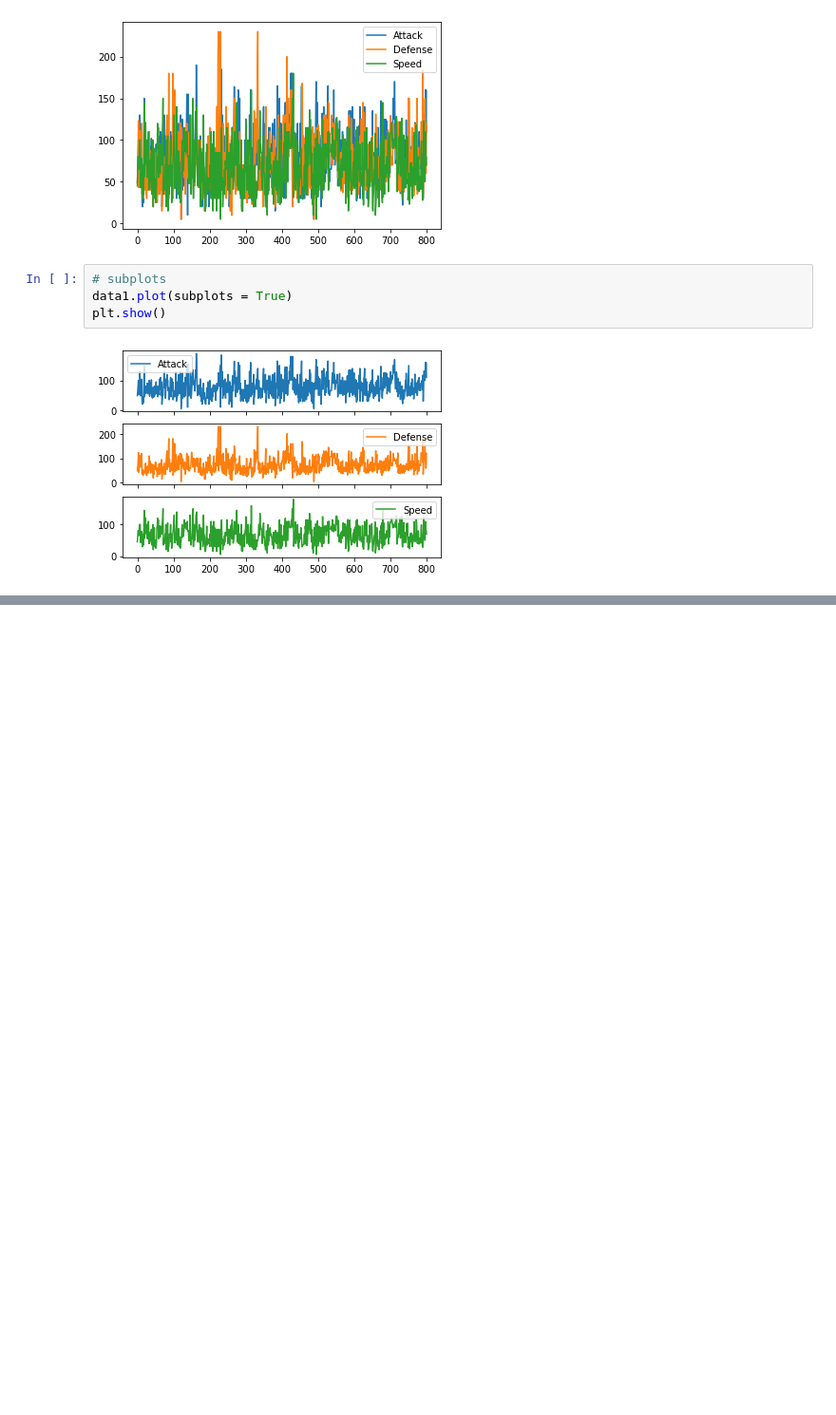
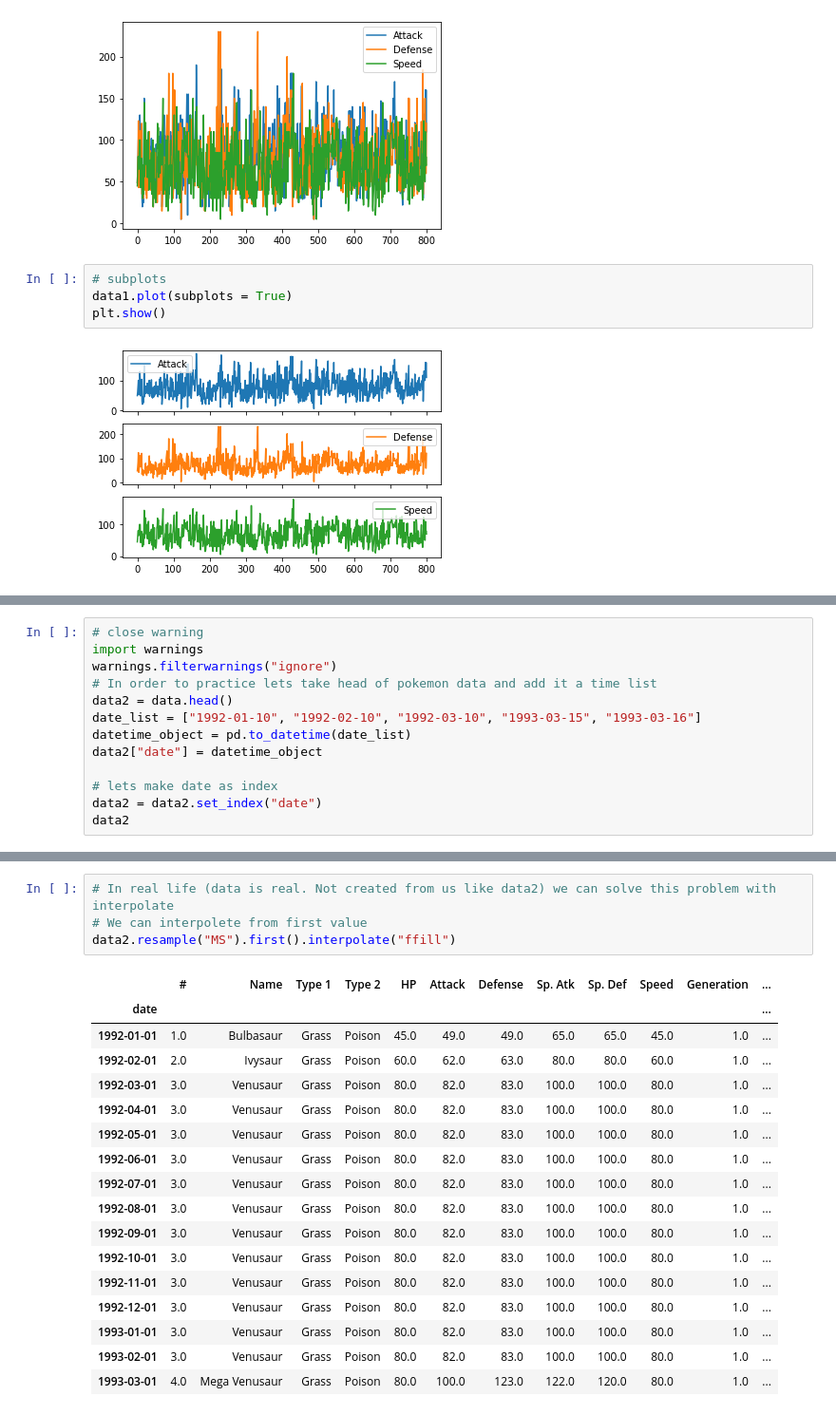
Before and after one commit to halimocakli/IntroductionToMachineLearning, a Jupyter notebook: Data Science Tutorial/DataScienceTutorial.ipynb, the cells around one changed output, grey strips where cells are left out. Shown: that part at 95% size. Drawn from its saved outputs; the diff is of its cells as text; blank space fills up the shorter version.

```diff
--- a/Data Science Tutorial/DataScienceTutorial.ipynb
+++ b/Data Science Tutorial/DataScienceTutorial.ipynb
@@ -1425,0 +1546,13 @@ AttributeError: 'Rectangle' object has no property 'normed'
+# %%
+# close warning
+import warnings
+warnings.filterwarnings("ignore")
+# In order to practice lets take head of pokemon data and add it a time list
+data2 = data.head()
+date_list = ["1992-01-10", "1992-02-10", "1992-03-10", "1993-03-15", "1993-03-16"]
+datetime_object = pd.to_datetime(date_list)
+data2["date"] = datetime_object
+
+# lets make date as index
+data2 = data2.set_index("date")
+data2
@@ -1425,0 +1629,22 @@ AttributeError: 'Rectangle' object has no property 'normed'
+# %%
+# In real life (data is real. Not created from us like data2) we can solve this problem with interpolate
+# We can interpolete from first value
+data2.resample("MS").first().interpolate("ffill")
+# %% [output]
+|  | # | Name | Type 1 | Type 2 | HP | Attack | Defense | Sp. Atk | Sp. Def | Speed | Generation | ... |
+| date |  |  |  |  |  |  |  |  |  |  |  | ... |
+| 1992-01-01 | 1.0 | Bulbasaur | Grass | Poison | 45.0 | 49.0 | 49.0 | 65.0 | 65.0 | 45.0 | 1.0 | ... |
+| 1992-02-01 | 2.0 | Ivysaur | Grass | Poison | 60.0 | 62.0 | 63.0 | 80.0 | 80.0 | 60.0 | 1.0 | ... |
+| 1992-03-01 | 3.0 | Venusaur | Grass | Poison | 80.0 | 82.0 | 83.0 | 100.0 | 100.0 | 80.0 | 1.0 | ... |
+| 1992-04-01 | 3.0 | Venusaur | Grass | Poison | 80.0 | 82.0 | 83.0 | 100.0 | 100.0 | 80.0 | 1.0 | ... |
+| 1992-05-01 | 3.0 | Venusaur | Grass | Poison | 80.0 | 82.0 | 83.0 | 100.0 | 100.0 | 80.0 | 1.0 | ... |
+| 1992-06-01 | 3.0 | Venusaur | Grass | Poison | 80.0 | 82.0 | 83.0 | 100.0 | 100.0 | 80.0 | 1.0 | ... |
+| 1992-07-01 | 3.0 | Venusaur | Grass | Poison | 80.0 | 82.0 | 83.0 | 100.0 | 100.0 | 80.0 | 1.0 | ... |
+| 1992-08-01 | 3.0 | Venusaur | Grass | Poison | 80.0 | 82.0 | 83.0 | 100.0 | 100.0 | 80.0 | 1.0 | ... |
+| 1992-09-01 | 3.0 | Venusaur | Grass | Poison | 80.0 | 82.0 | 83.0 | 100.0 | 100.0 | 80.0 | 1.0 | ... |
+| 1992-10-01 | 3.0 | Venusaur | Grass | Poison | 80.0 | 82.0 | 83.0 | 100.0 | 100.0 | 80.0 | 1.0 | ... |
+| 1992-11-01 | 3.0 | Venusaur | Grass | Poison | 80.0 | 82.0 | 83.0 | 100.0 | 100.0 | 80.0 | 1.0 | ... |
+| 1992-12-01 | 3.0 | Venusaur | Grass | Poison | 80.0 | 82.0 | 83.0 | 100.0 | 100.0 | 80.0 | 1.0 | ... |
+| 1993-01-01 | 3.0 | Venusaur | Grass | Poison | 80.0 | 82.0 | 83.0 | 100.0 | 100.0 | 80.0 | 1.0 | ... |
+| 1993-02-01 | 3.0 | Venusaur | Grass | Poison | 80.0 | 82.0 | 83.0 | 100.0 | 100.0 | 80.0 | 1.0 | ... |
+| 1993-03-01 | 4.0 | Mega Venusaur | Grass | Poison | 80.0 | 100.0 | 123.0 | 122.0 | 120.0 | 80.0 | 1.0 | ... |
```
Also changed, not shown: parts of 95 cells of this notebook.
